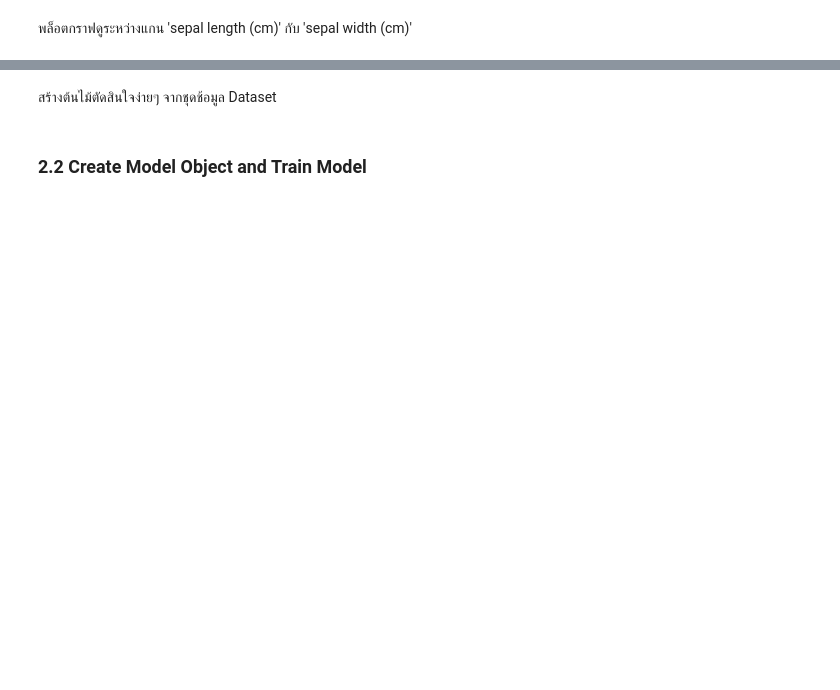
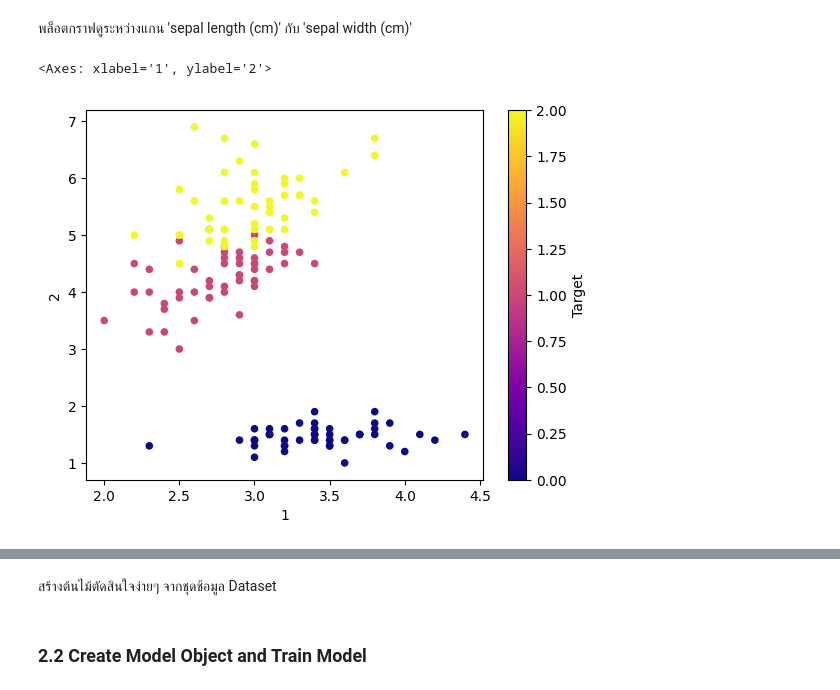
Before and after one commit to toche7/DSEssentials, a Jupyter notebook: Lab4_DecisionTree_STD.ipynb, the cells around one changed output, grey strips where cells are left out. Drawn from its saved outputs; the diff is of its cells as text; code cells hidden in the pictures; blank space fills up the shorter version.

```diff
--- a/Lab4_DecisionTree_STD.ipynb
+++ b/Lab4_DecisionTree_STD.ipynb
@@ -121,7 +257,10 @@ df
 # %% [markdown]
 พล็อตกราฟดูระหว่างแกน 'sepal length (cm)' กับ 'sepal width (cm)'
 # %%
-#X.plot.scatter(1,2, c = 'Target', colormap='plasma')
+X.plot.scatter(1,2, c = 'Target', colormap='plasma')
+# %% [output]
+<Axes: xlabel='1', ylabel='2'>
+[figure, added]
 # %%
 import seaborn as sns
 # %%
```
Also changed, not shown: parts of 31 cells of this notebook.
